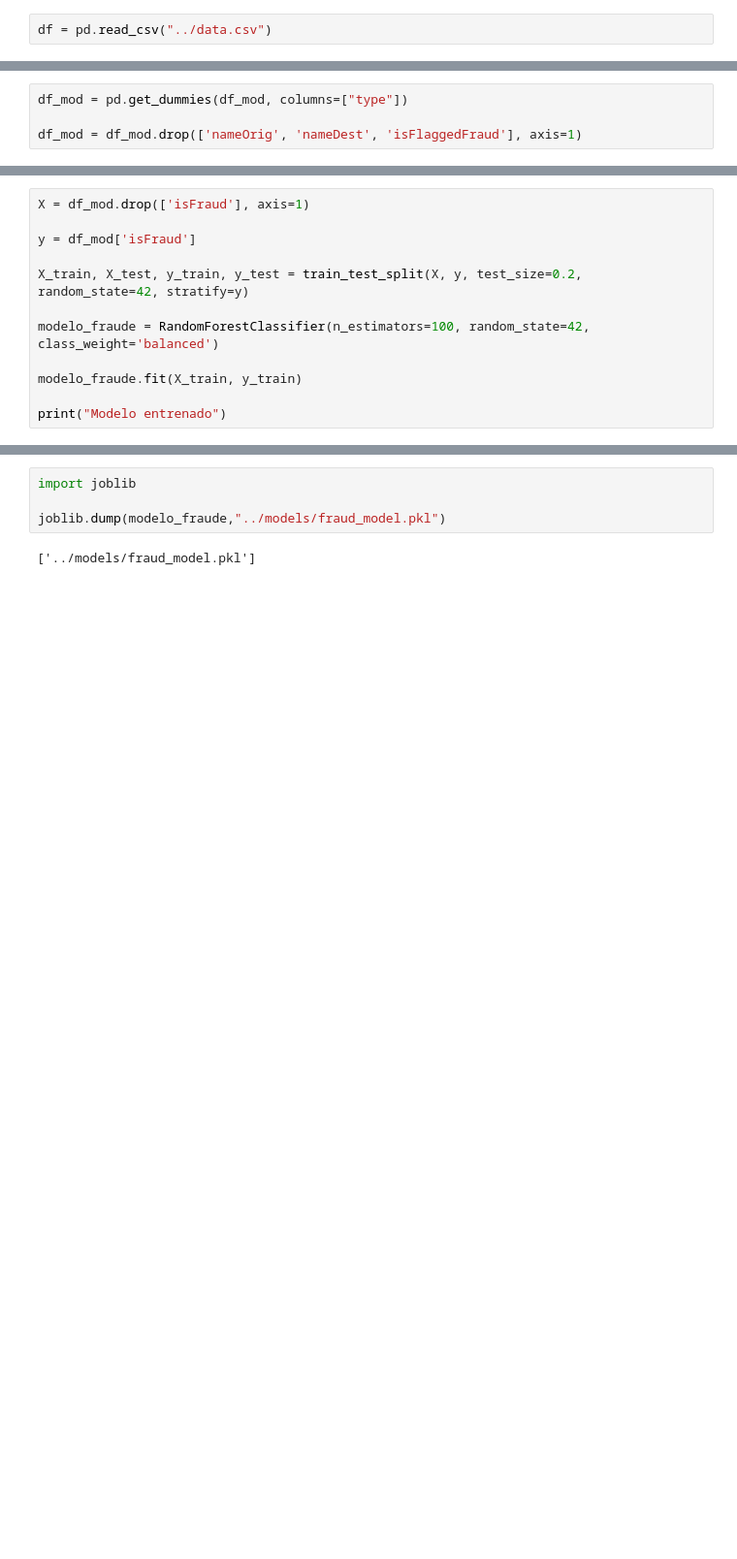
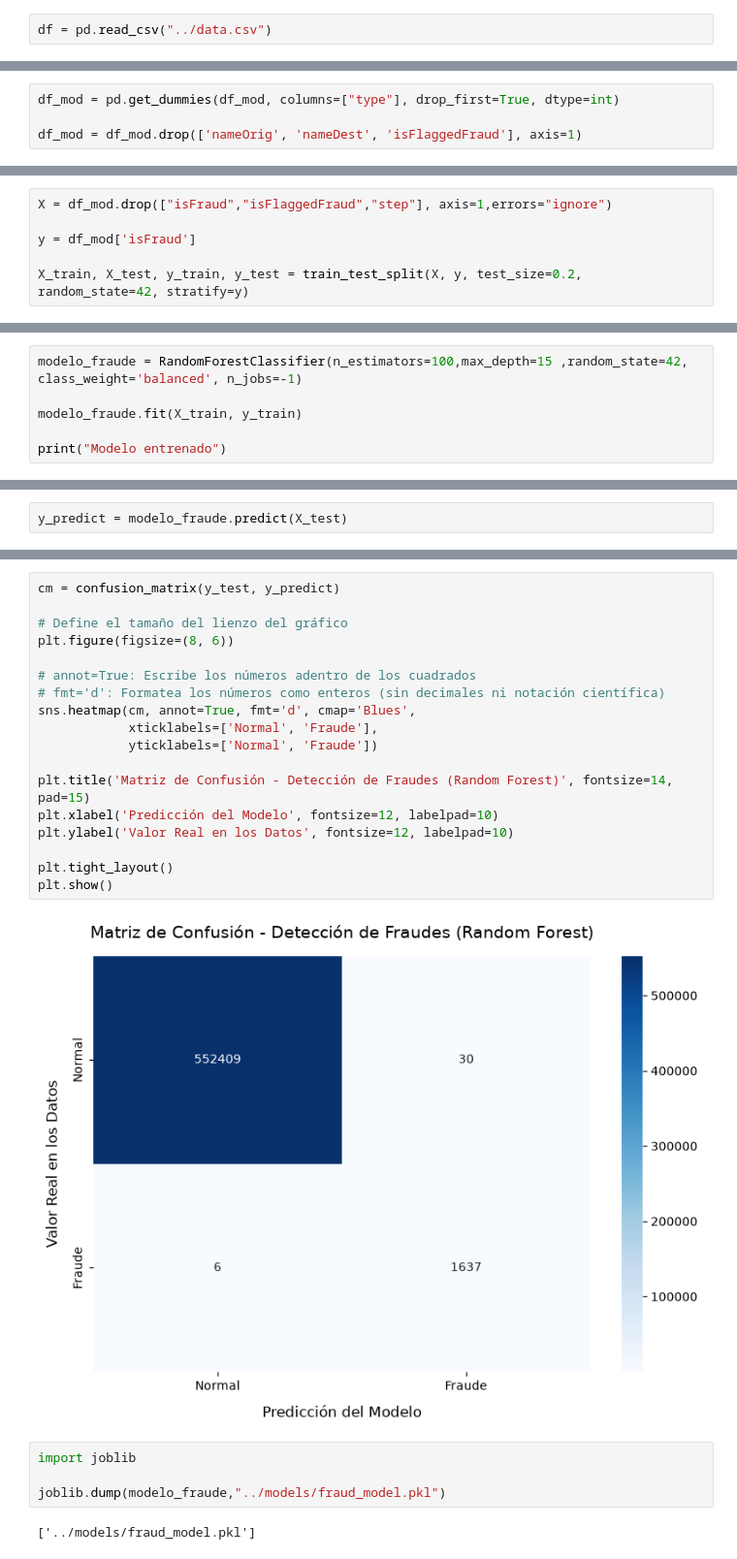
Before and after one commit to MaximoVeron/tp_final_py_veron_garrido_aguero, a Jupyter notebook: model/model_main.ipynb, the cells around one changed output, grey strips where cells are left out. Shown at 97% size. Saved outputs shown, nothing was run; the diff lists cells and outputs as text; blank space fills up the shorter version.

Commit message:
modelo pipicucu al fin

```diff
--- a/model/model_main.ipynb
+++ b/model/model_main.ipynb
@@ -16,4 +17,4 @@ df_mod.shape
 # %%
-df_mod = pd.get_dummies(df_mod, columns=["type"])
+df_mod = pd.get_dummies(df_mod, columns=["type"], drop_first=True, dtype=int)
 
 df_mod = df_mod.drop(['nameOrig', 'nameDest', 'isFlaggedFraud'], axis=1)
@@ -49,12 +21,6 @@ memory usage: 11.6 MB
 # %%
-X = df_mod.drop(['isFraud'], axis=1)
+X = df_mod.drop(["isFraud","isFlaggedFraud","step"], axis=1,errors="ignore")
 
 y = df_mod['isFraud']
 
 X_train, X_test, y_train, y_test = train_test_split(X, y, test_size=0.2, random_state=42, stratify=y)
-
-modelo_fraude = RandomForestClassifier(n_estimators=100, random_state=42, class_weight='balanced')
-
-modelo_fraude.fit(X_train, y_train)
-
-print("Modelo entrenado")
@@ -176,0 +27,6 @@ y_true = y_test, y_pred = y_pred, display_labels = ["fraude",
+# %%
+modelo_fraude = RandomForestClassifier(n_estimators=100,max_depth=15 ,random_state=42, class_weight='balanced', n_jobs=-1)
+
+modelo_fraude.fit(X_train, y_train)
+
+print("Modelo entrenado")
@@ -176,0 +35,2 @@ y_true = y_test, y_pred = y_pred, display_labels = ["fraude",
+# %%
+y_predict = modelo_fraude.predict(X_test)
@@ -177,3 +51,23 @@ y_true = y_test, y_pred = y_pred, display_labels = ["fraude",
+# %%
+cm = confusion_matrix(y_test, y_predict)
+
+# Define el tamaño del lienzo del gráfico
+plt.figure(figsize=(8, 6))
+
+# annot=True: Escribe los números adentro de los cuadrados
+# fmt='d': Formatea los números como enteros (sin decimales ni notación científica)
+sns.heatmap(cm, annot=True, fmt='d', cmap='Blues',
+            xticklabels=['Normal', 'Fraude'],
+            yticklabels=['Normal', 'Fraude'])
+
+plt.title('Matriz de Confusión - Detección de Fraudes (Random Forest)', fontsize=14, pad=15)
+plt.xlabel('Predicción del Modelo', fontsize=12, labelpad=10)
+plt.ylabel('Valor Real en los Datos', fontsize=12, labelpad=10)
+
+plt.tight_layout()
+plt.show()
+# %% [output]
+[figure, added]
 # %%
 import joblib
 
```
Also changed, not shown: parts of 13 cells of this notebook, 3 other files.
